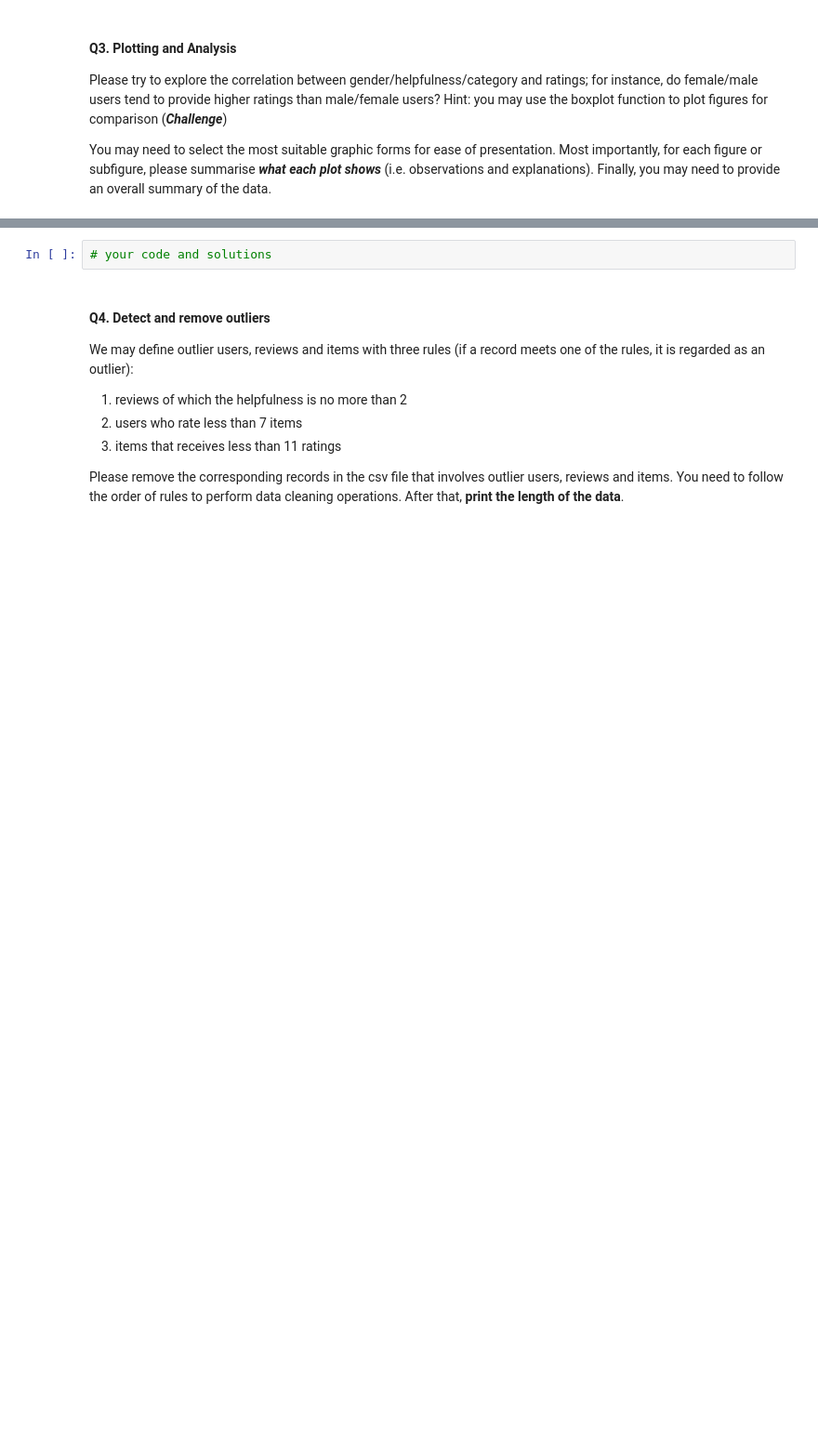
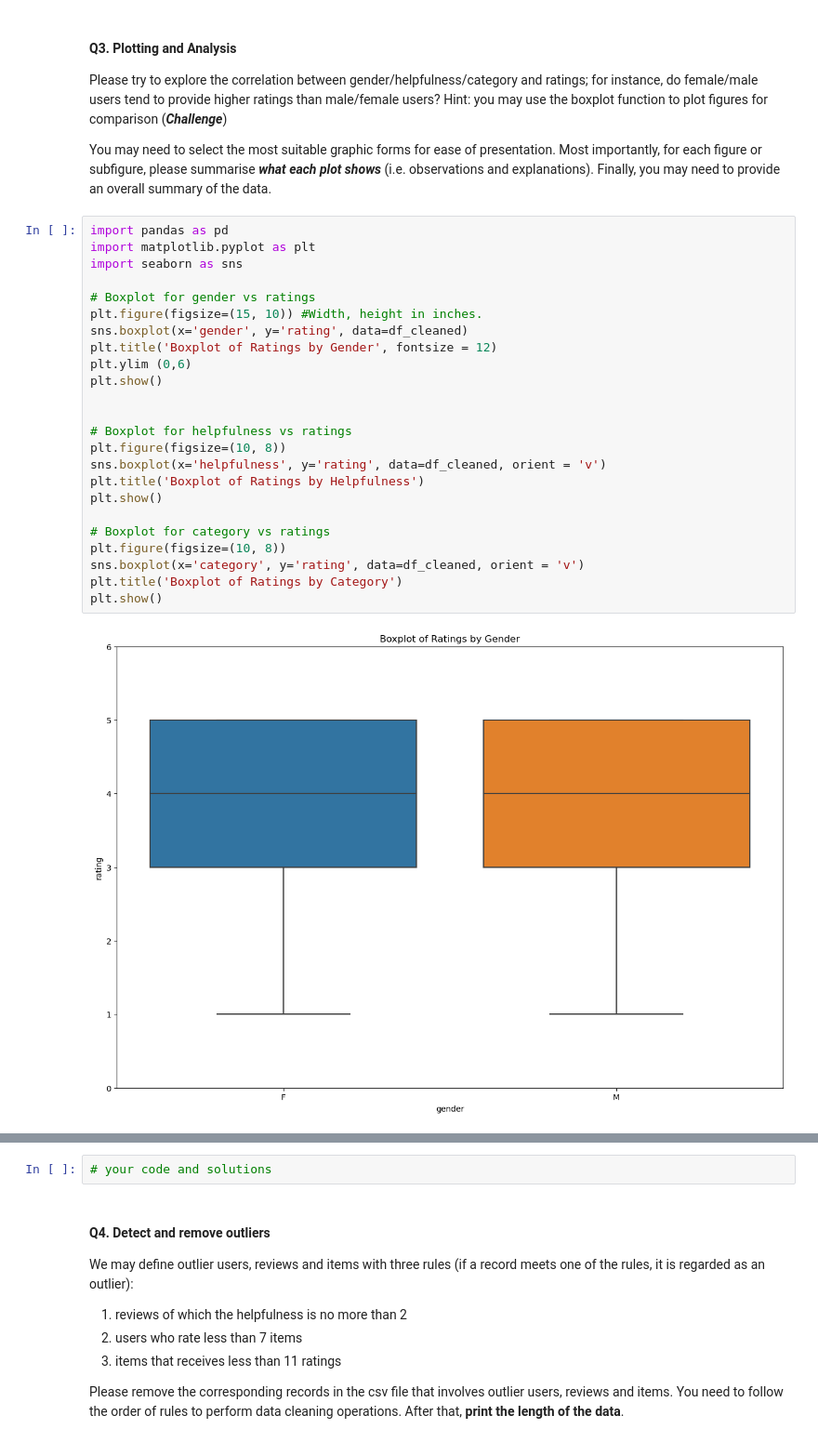
Before and after one commit to leonguyen18/MQ-Data-Science-Portfolio-1, a Jupyter notebook: Portfolio_1_questions.ipynb, the cells around one changed output, grey strips where cells are left out. Shown at 93% size. Drawn from its saved outputs; the diff is of its cells as text; blank space fills up the shorter version.

```diff
--- a/Portfolio_1_questions.ipynb
+++ b/Portfolio_1_questions.ipynb
@@ -152,3 +235,29 @@ AttributeError: 'numpy.int64' object has no attribute 'describe'
 Please try to explore the correlation between gender/helpfulness/category and ratings; for instance, do female/male users tend to provide higher ratings than male/female users? Hint: you may use the boxplot function to plot figures for comparison (___Challenge___)
 
 You may need to select the most suitable graphic forms for ease of presentation. Most importantly, for each figure or subfigure, please summarise ___what each plot shows___ (i.e. observations and explanations). Finally, you may need to provide an overall summary of the data.
+# %%
+import pandas as pd
+import matplotlib.pyplot as plt
+import seaborn as sns
+
+# Boxplot for gender vs ratings
+plt.figure(figsize=(15, 10)) #Width, height in inches.
+sns.boxplot(x='gender', y='rating', data=df_cleaned)
+plt.title('Boxplot of Ratings by Gender', fontsize = 12)
+plt.ylim (0,6)
+plt.show()
+
+
+# Boxplot for helpfulness vs ratings
+plt.figure(figsize=(10, 8))
+sns.boxplot(x='helpfulness', y='rating', data=df_cleaned, orient = 'v')
+plt.title('Boxplot of Ratings by Helpfulness')
+plt.show()
+
+# Boxplot for category vs ratings
+plt.figure(figsize=(10, 8))
+sns.boxplot(x='category', y='rating', data=df_cleaned, orient = 'v')
+plt.title('Boxplot of Ratings by Category')
+plt.show()
+# %% [output]
+[figure, added]
```
Also changed, not shown: parts of 6 cells of this notebook, 1 other file.
